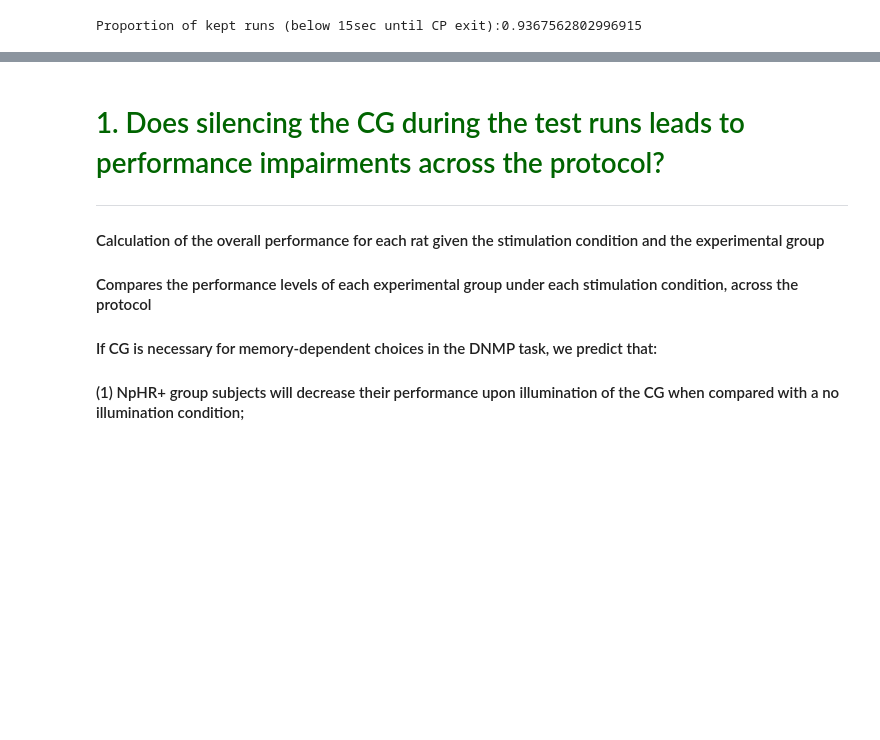
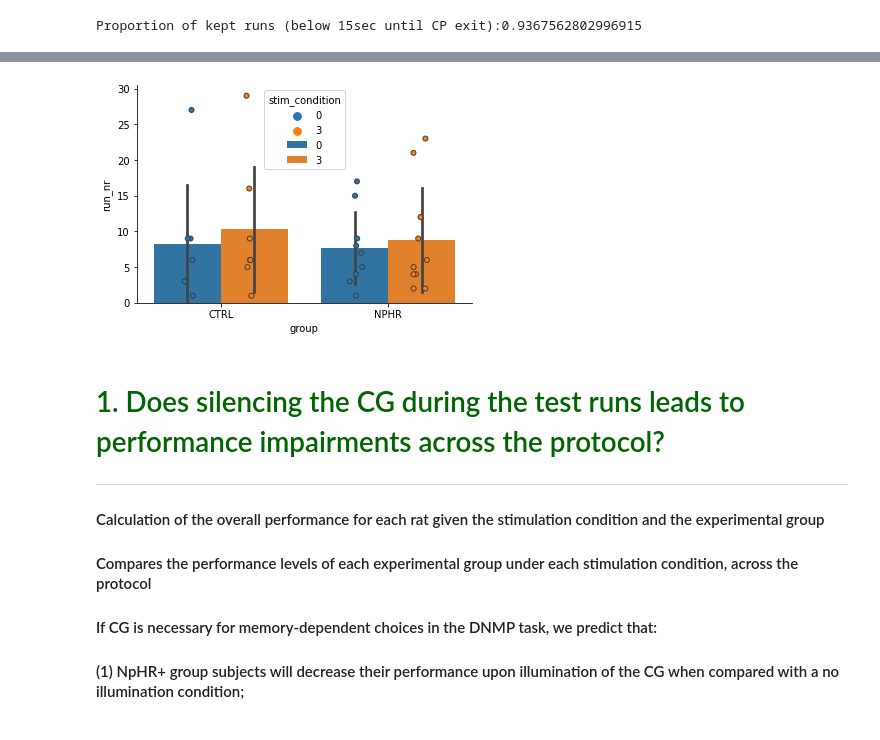
Before and after one commit to anasofiacc/cingulate_silencing_analysis, a Jupyter notebook: B. Does silencing the CG during a test run leads to performance deifcits (no timeouts, no vs test).ipynb, the cells around one changed output, grey strips where cells are left out. Cells and saved outputs as stored; diff of their text form; code cells hidden in the pictures; blank space fills up the shorter version.

```diff
--- a/B. Does silencing the CG during a test run leads to performance deifcits (no timeouts, no vs test).ipynb
+++ b/B. Does silencing the CG during a test run leads to performance deifcits (no timeouts, no vs test).ipynb
@@ -95,6 +95,7 @@ Name: run_nr, dtype: int64
 ### <font color='seagreen'> Remove runs without an expressed choice before 15 secs from the start have elapsed
 # %%
 below15_test_runs = test_runs[test_runs['latency_to_cp_exit']<15]
+above15_test_runs = test_runs[test_runs['latency_to_cp_exit']>=15]
 below15_test_runs.head(3)
 # %% [output]
 |  | session | rat | run_nr | start_timestamp | run_type | stim_condition | outcome | group | ... |
@@ -139,3 +161,10 @@ sns.despine()
+# %%
+above15_count = above15_test_runs.groupby(['group', 'stim_condition', 'rat']).count().reset_index()
+sns.barplot(data=above15_count, y='run_nr', x='group', hue='stim_condition', ci='sd')
+sns.stripplot(data=above15_count, y='run_nr', x='group', hue='stim_condition', dodge=True, linewidth=1)
+sns.despine()
+# %% [output]
+[figure, added]
 # %%
 # Calculate performances for each rat, session and stimulation condition
 session_perfs = below15_test_runs.groupby(['group','rat','session', 'stim_condition']).apply(calc_performance_in_group)
```
Also changed, not shown: parts of 19 cells of this notebook.
